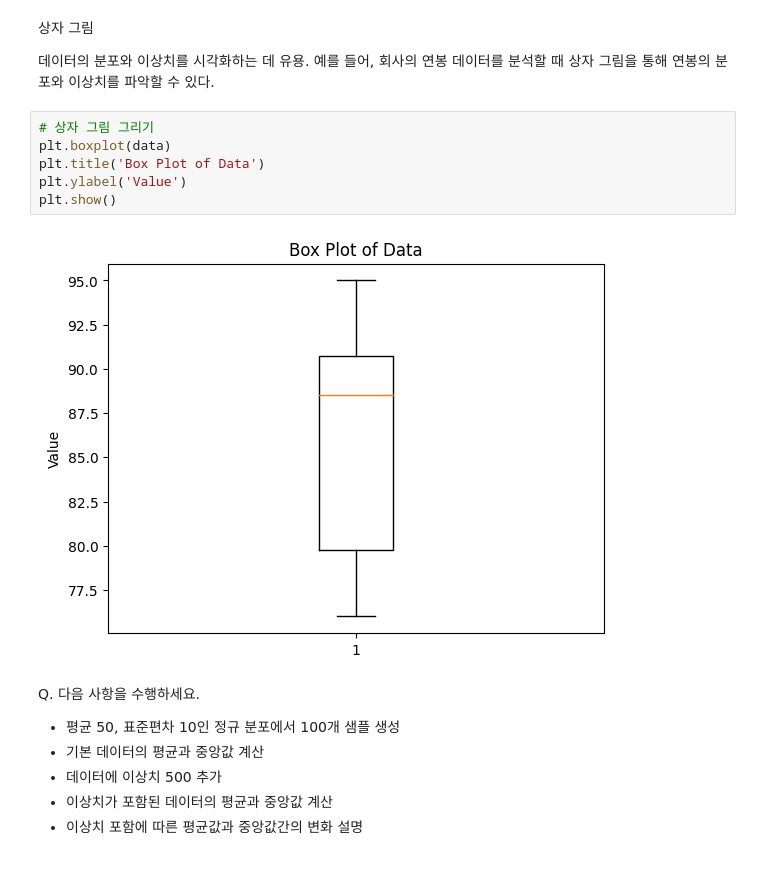
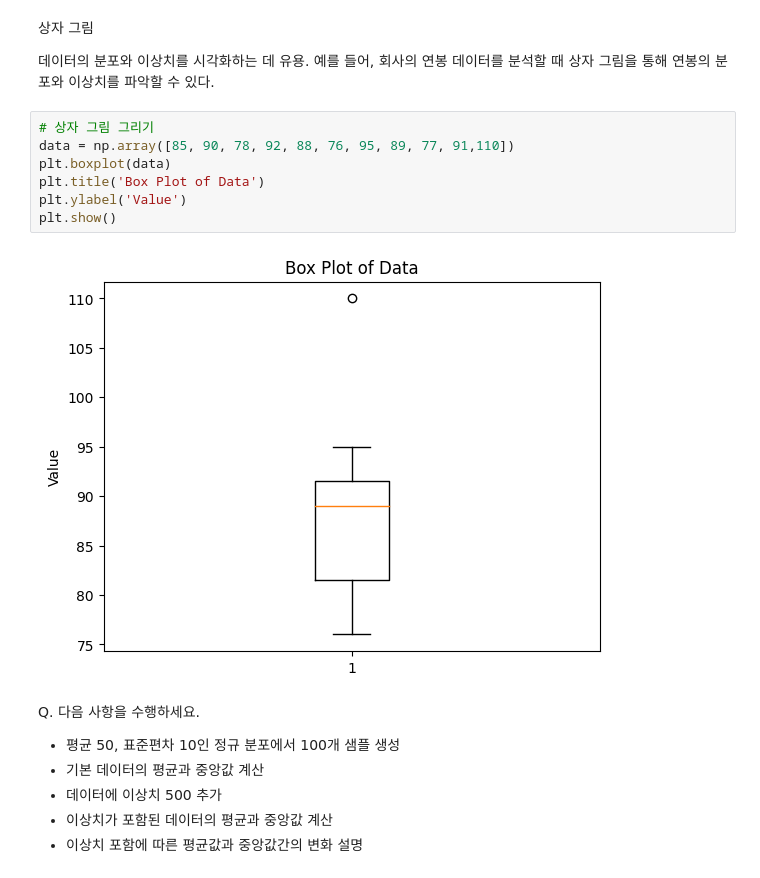
Before and after one commit to bnv20/kdt_2024, a Jupyter notebook: m3_분석라이브러리/statistics/stat.ipynb, the cells around one changed output. Cells and saved outputs as stored; diff of their text form.

```diff
--- a/m3_분석라이브러리/statistics/stat.ipynb
+++ b/m3_분석라이브러리/statistics/stat.ipynb
@@ -126,12 +124,13 @@ plt.show()
 데이터의 분포와 이상치를 시각화하는 데 유용. 예를 들어, 회사의 연봉 데이터를 분석할 때 상자 그림을 통해 연봉의 분포와 이상치를 파악할 수 있다.
 # %%
 # 상자 그림 그리기
+data = np.array([85, 90, 78, 92, 88, 76, 95, 89, 77, 91,110])
 plt.boxplot(data)
 plt.title('Box Plot of Data')
 plt.ylabel('Value')
 plt.show()
 # %% [output]
-[figure, old version]
+[figure, new version]
 # %% [markdown]
 Q. 다음 사항을 수행하세요.
 - 평균 50, 표준편차 10인 정규 분포에서 100개 샘플 생성
```
Also changed, not shown: parts of 80 cells of this notebook.
